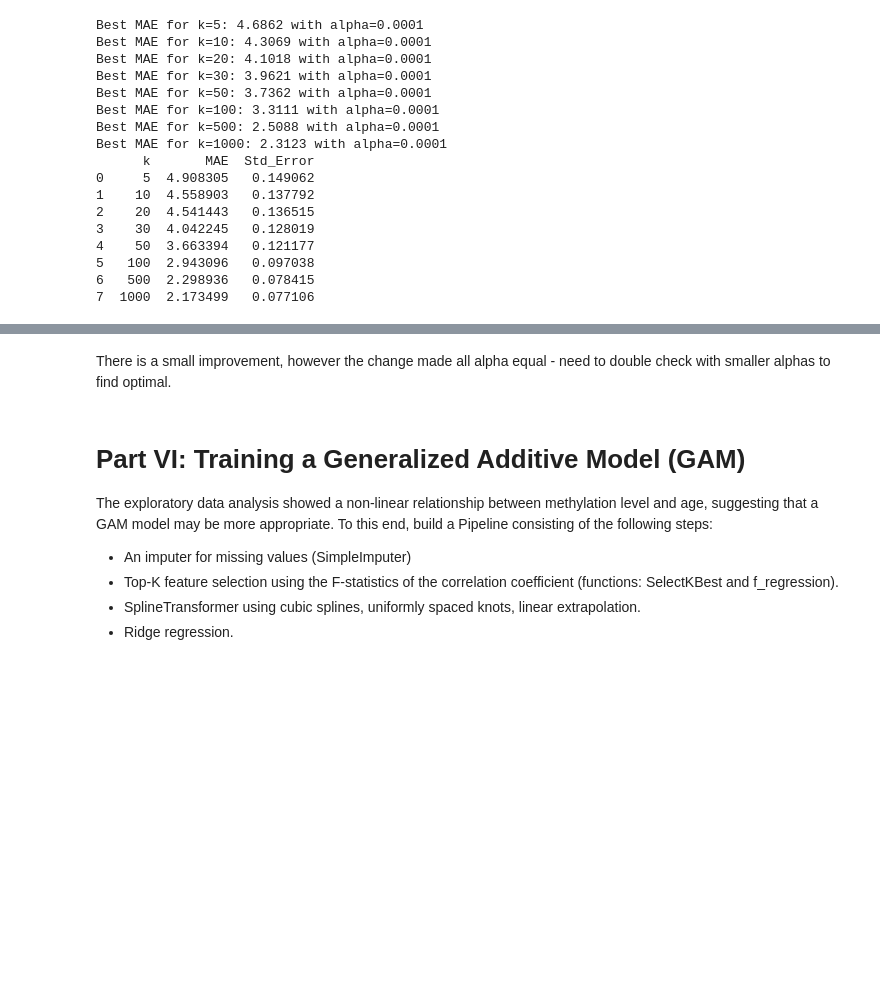
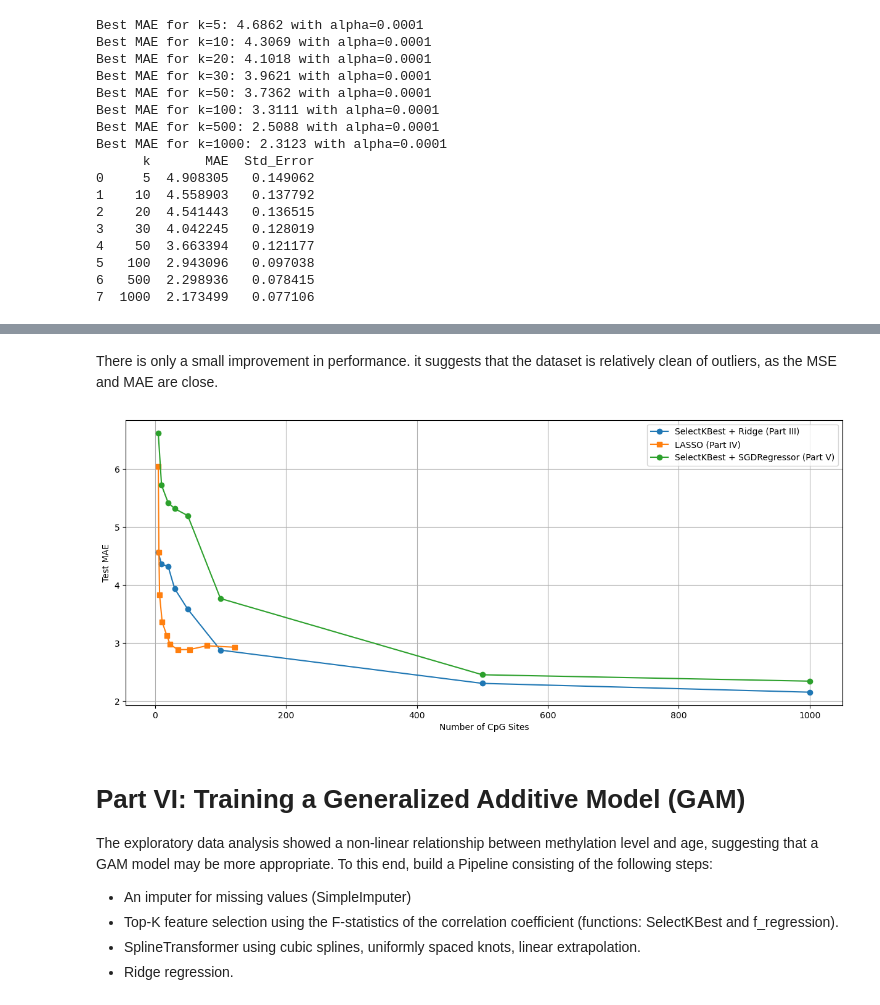
Before and after one commit to OvadiaOmer3/AdvTopicsML4CompBio, a Jupyter notebook: HW1/Homework_1.ipynb, the cells around one changed output, grey strips where cells are left out. Saved outputs shown, nothing was run; the diff lists cells and outputs as text; code cells hidden in the pictures; blank space fills up the shorter version.

```diff
--- a/HW1/Homework_1.ipynb
+++ b/HW1/Homework_1.ipynb
@@ -614,5 +660,18 @@ Best MAE for k=1000: 2.3123 with alpha=0.0001
 # %% [markdown]
-There is a small improvement, however the change made all alpha equal - need to double check with smaller alphas to find optimal.
+There is only a small improvement in performance.
+it suggests that the dataset is relatively clean of outliers, as the MSE and MAE are close.
+# %%
+plt.figure(figsize=(15, 6))
+plt.plot(ridge_report_df['k'], ridge_report_df['MAE'], marker='o', label='SelectKBest + Ridge (Part III)')
+plt.plot(lasso_df['num_features'], lasso_df['MAE'], marker='s', label='LASSO (Part IV)')
+plt.plot(sgd_report_df['k'], sgd_report_df['MAE'], marker='o', label='SelectKBest + SGDRegressor (Part V)')
+plt.xlabel('Number of CpG Sites')
+plt.ylabel('Test MAE')
+plt.legend()
+plt.grid(True)
+plt.show()
+# %% [output]
+[figure, added]
 # %% [markdown]
 # Part VI: Training a Generalized Additive Model (GAM)
 
```
Also changed, not shown: parts of 5 cells of this notebook.
